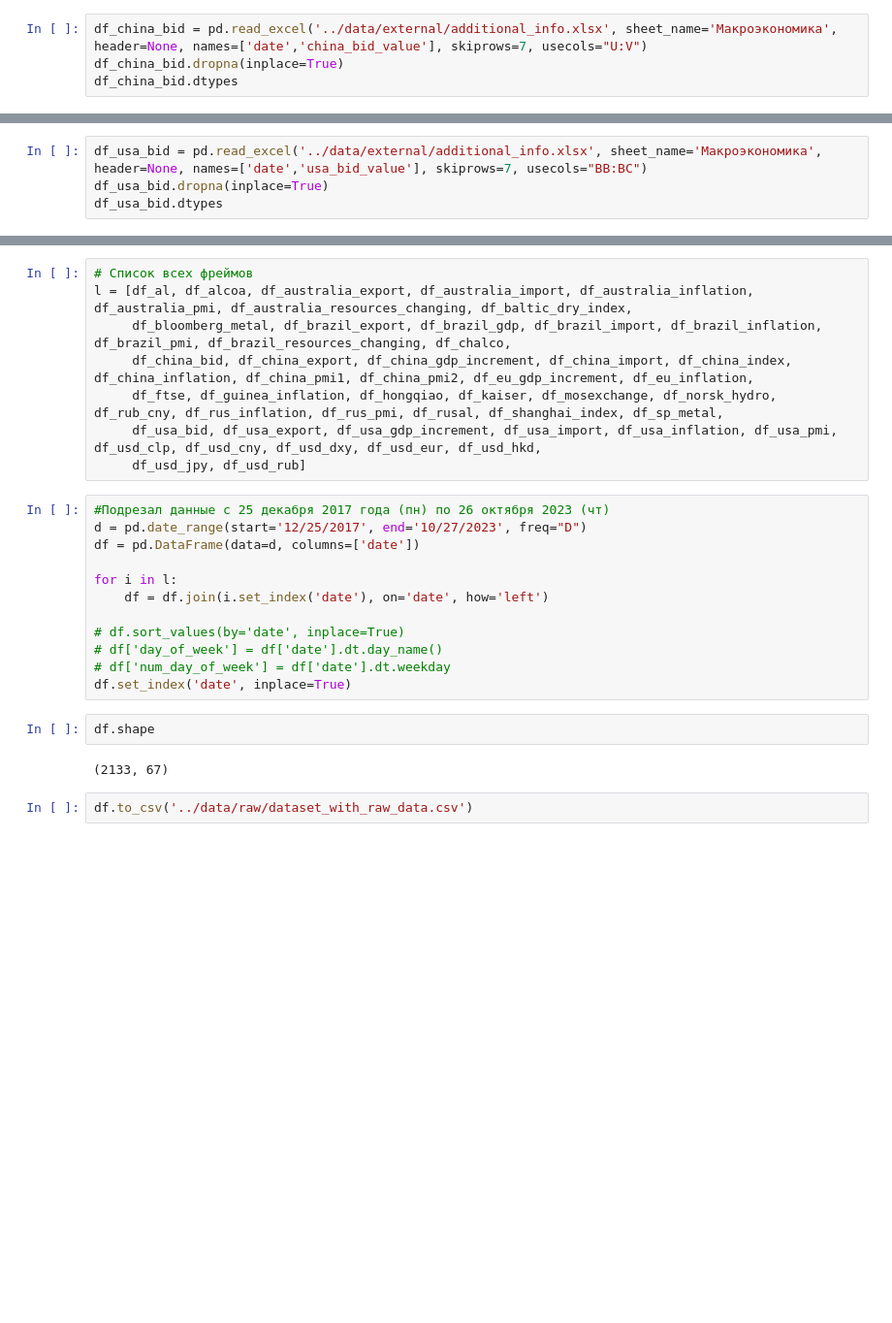
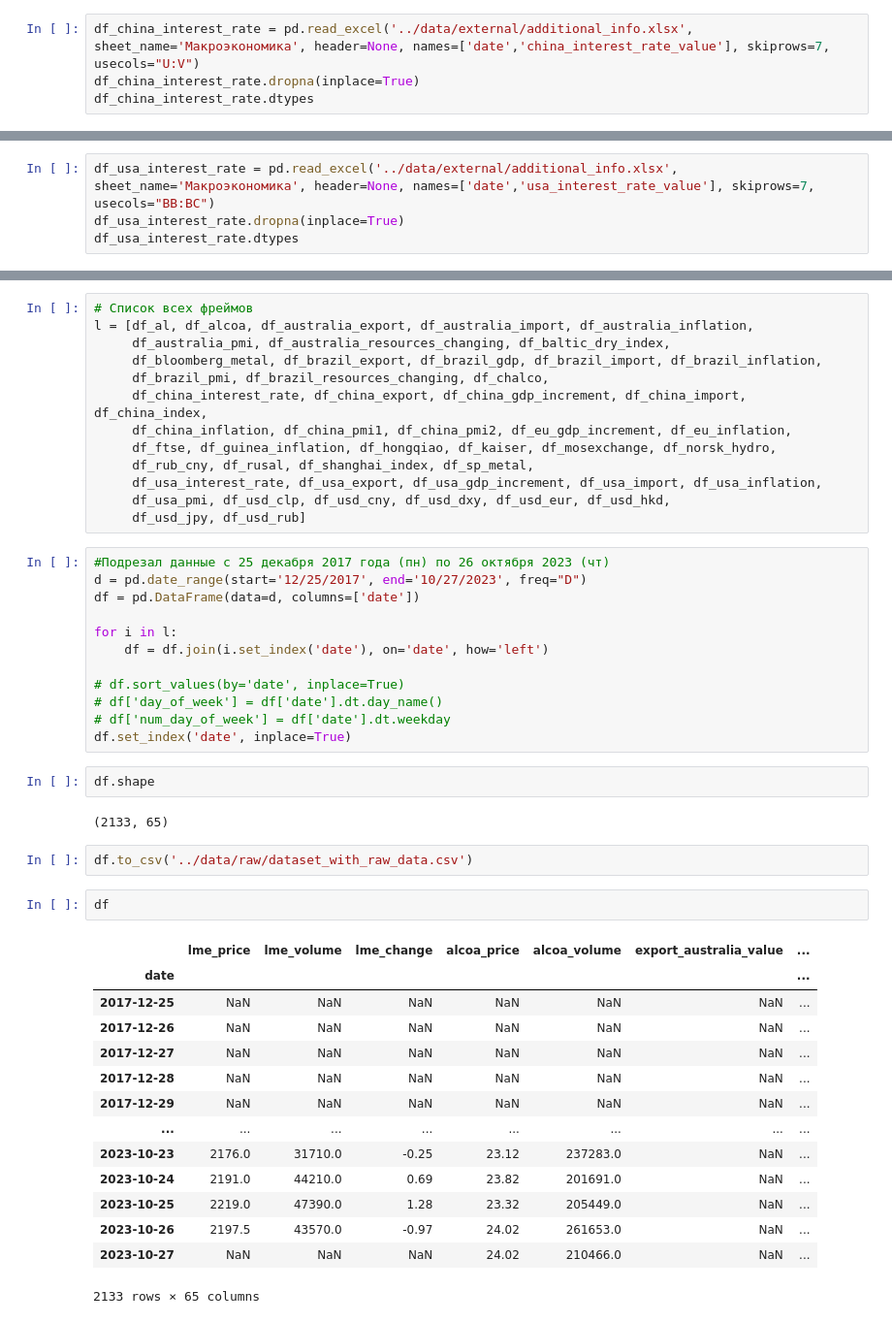
Before and after one commit to vechenn/cost-prediction-repo, a Jupyter notebook: notebooks/parsing_data.ipynb, the cells around one changed output, grey strips where cells are left out. Shown: that part at 97% size. Saved outputs shown, nothing was run; the diff lists cells and outputs as text; blank space fills up the shorter version.

```diff
--- a/notebooks/parsing_data.ipynb
+++ b/notebooks/parsing_data.ipynb
@@ -384,7 +390,7 @@ date                     datetime64[ns]
 china_inflation_value           float64
 dtype: object
 # %%
-df_china_bid = pd.read_excel('../data/external/additional_info.xlsx', sheet_name='Макроэкономика', header=None, names=['date','china_bid_value'], skiprows=7, usecols="U:V")
-df_china_bid.dropna(inplace=True)
-df_china_bid.dtypes
+df_china_interest_rate = pd.read_excel('../data/external/additional_info.xlsx', sheet_name='Макроэкономика', header=None, names=['date','china_interest_rate_value'], skiprows=7, usecols="U:V")
+df_china_interest_rate.dropna(inplace=True)
+df_china_interest_rate.dtypes
 # %% [output]
@@ -410,7 +416,7 @@ date                       datetime64[ns]
 usa_gdp_increment_value           float64
 dtype: object
 # %%
-df_usa_bid = pd.read_excel('../data/external/additional_info.xlsx', sheet_name='Макроэкономика', header=None, names=['date','usa_bid_value'], skiprows=7, usecols="BB:BC")
-df_usa_bid.dropna(inplace=True)
-df_usa_bid.dtypes
+df_usa_interest_rate = pd.read_excel('../data/external/additional_info.xlsx', sheet_name='Макроэкономика', header=None, names=['date','usa_interest_rate_value'], skiprows=7, usecols="BB:BC")
+df_usa_interest_rate.dropna(inplace=True)
+df_usa_interest_rate.dtypes
 # %% [output]
@@ -510,11 +498,16 @@ df_australia_export['date'] = pd.to_datetime(df_australia_export['date']) + pd.o
 # Сбор общего датасета
 # %%
 # Список всех фреймов
-l = [df_al, df_alcoa, df_australia_export, df_australia_import, df_australia_inflation, df_australia_pmi, df_australia_resources_changing, df_baltic_dry_index,
-     df_bloomberg_metal, df_brazil_export, df_brazil_gdp, df_brazil_import, df_brazil_inflation, df_brazil_pmi, df_brazil_resources_changing, df_chalco,
-     df_china_bid, df_china_export, df_china_gdp_increment, df_china_import, df_china_index, df_china_inflation, df_china_pmi1, df_china_pmi2, df_eu_gdp_increment, df_eu_inflation,
-     df_ftse, df_guinea_inflation, df_hongqiao, df_kaiser, df_mosexchange, df_norsk_hydro, df_rub_cny, df_rus_inflation, df_rus_pmi, df_rusal, df_shanghai_index, df_sp_metal,
-     df_usa_bid, df_usa_export, df_usa_gdp_increment, df_usa_import, df_usa_inflation, df_usa_pmi, df_usd_clp, df_usd_cny, df_usd_dxy, df_usd_eur, df_usd_hkd,
+l = [df_al, df_alcoa, df_australia_export, df_australia_import, df_australia_inflation,
+     df_australia_pmi, df_australia_resources_changing, df_baltic_dry_index,
+     df_bloomberg_metal, df_brazil_export, df_brazil_gdp, df_brazil_import, df_brazil_inflation,
+     df_brazil_pmi, df_brazil_resources_changing, df_chalco,
+     df_china_interest_rate, df_china_export, df_china_gdp_increment, df_china_import, df_china_index,
+     df_china_inflation, df_china_pmi1, df_china_pmi2, df_eu_gdp_increment, df_eu_inflation,
+     df_ftse, df_guinea_inflation, df_hongqiao, df_kaiser, df_mosexchange, df_norsk_hydro,
+     df_rub_cny, df_rusal, df_shanghai_index, df_sp_metal,
+     df_usa_interest_rate, df_usa_export, df_usa_gdp_increment, df_usa_import, df_usa_inflation,
+     df_usa_pmi, df_usd_clp, df_usd_cny, df_usd_dxy, df_usd_eur, df_usd_hkd,
      df_usd_jpy, df_usd_rub]
 # %%
 #Подрезал данные с 25 декабря 2017 года (пн) по 26 октября 2023 (чт)
@@ -531,6 +524,23 @@ df.set_index('date', inplace=True)
 # %%
 df.shape
 # %% [output]
-(2133, 67)
+(2133, 65)
 # %%
 df.to_csv('../data/raw/dataset_with_raw_data.csv')
+# %%
+df
+# %% [output]
+|  | lme_price | lme_volume | lme_change | alcoa_price | alcoa_volume | export_australia_value | ... |
+| date |  |  |  |  |  |  | ... |
+| 2017-12-25 | NaN | NaN | NaN | NaN | NaN | NaN | ... |
+| 2017-12-26 | NaN | NaN | NaN | NaN | NaN | NaN | ... |
+| 2017-12-27 | NaN | NaN | NaN | NaN | NaN | NaN | ... |
+| 2017-12-28 | NaN | NaN | NaN | NaN | NaN | NaN | ... |
+| 2017-12-29 | NaN | NaN | NaN | NaN | NaN | NaN | ... |
+| ... | ... | ... | ... | ... | ... | ... | ... |
+| 2023-10-23 | 2176.0 | 31710.0 | -0.25 | 23.12 | 237283.0 | NaN | ... |
+| 2023-10-24 | 2191.0 | 44210.0 | 0.69 | 23.82 | 201691.0 | NaN | ... |
+| 2023-10-25 | 2219.0 | 47390.0 | 1.28 | 23.32 | 205449.0 | NaN | ... |
+| 2023-10-26 | 2197.5 | 43570.0 | -0.97 | 24.02 | 261653.0 | NaN | ... |
+| 2023-10-27 | NaN | NaN | NaN | 24.02 | 210466.0 | NaN | ... |
+2133 rows × 65 columns
```
Also changed, not shown: parts of 10 cells of this notebook.
